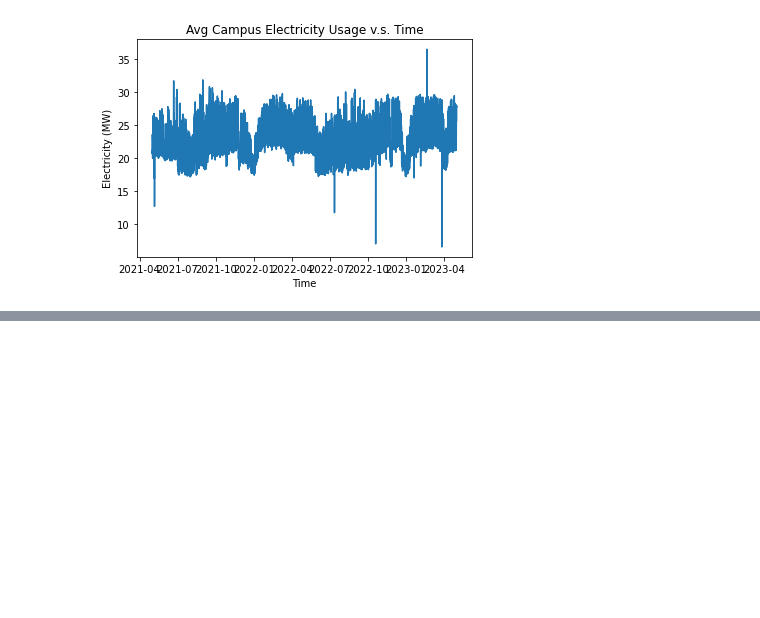
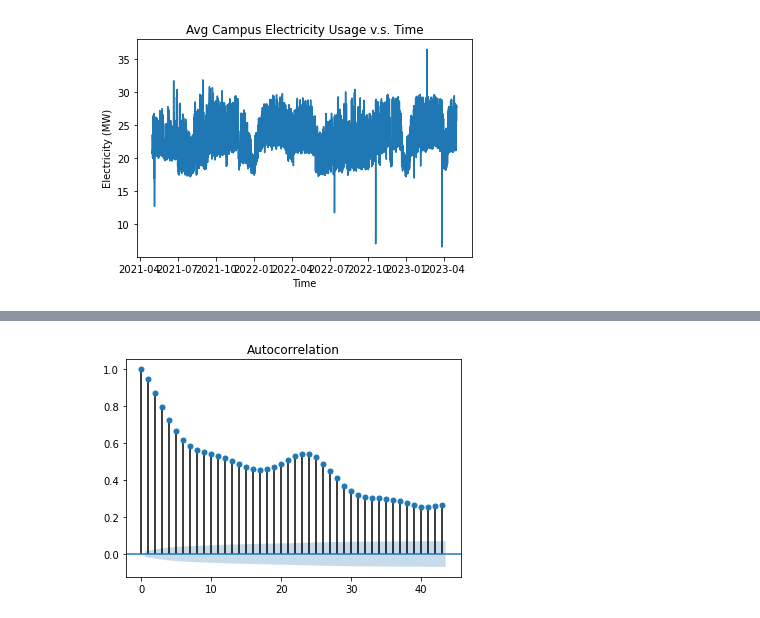
Before and after one commit to thereidfleish/ORIE-3120-Final-Project, a Jupyter notebook: ORIEProject/chilled_water.ipynb, the cells around one changed output, grey strips where cells are left out. Saved outputs shown, nothing was run; the diff lists cells and outputs as text; code cells hidden in the pictures; blank space fills up the shorter version.

```diff
--- a/ORIEProject/chilled_water.ipynb
+++ b/ORIEProject/chilled_water.ipynb
@@ -382,0 +398,7 @@ strong multicollinearity or other numerical problems.
+# %%
+# checking assumptions -- autocorrelation plots
+
+tsa.plot_acf(model_q1.resid)
+plt.show()
+# %% [output]
+[figure, added]
```
Also changed, not shown: parts of 8 cells of this notebook, 1 other file.
